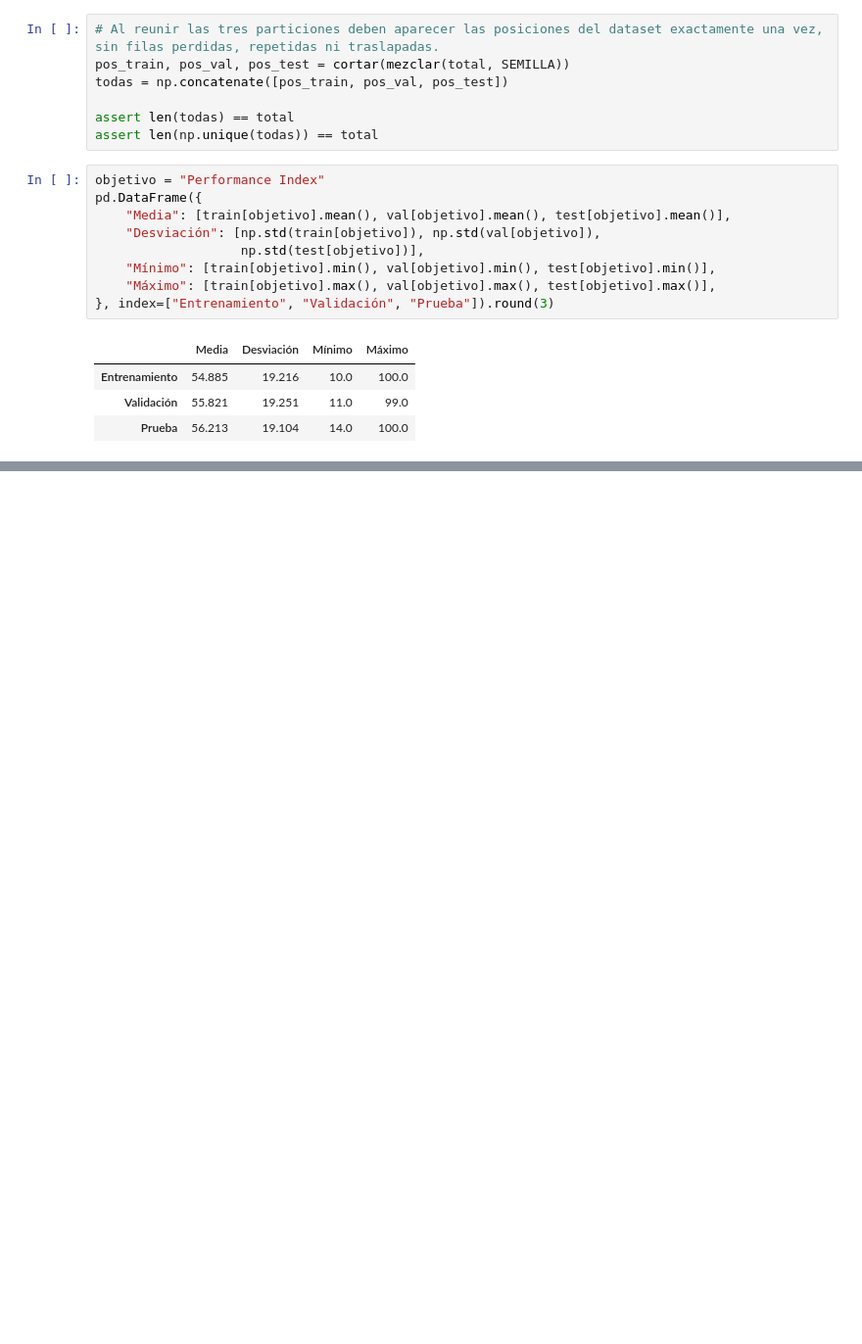
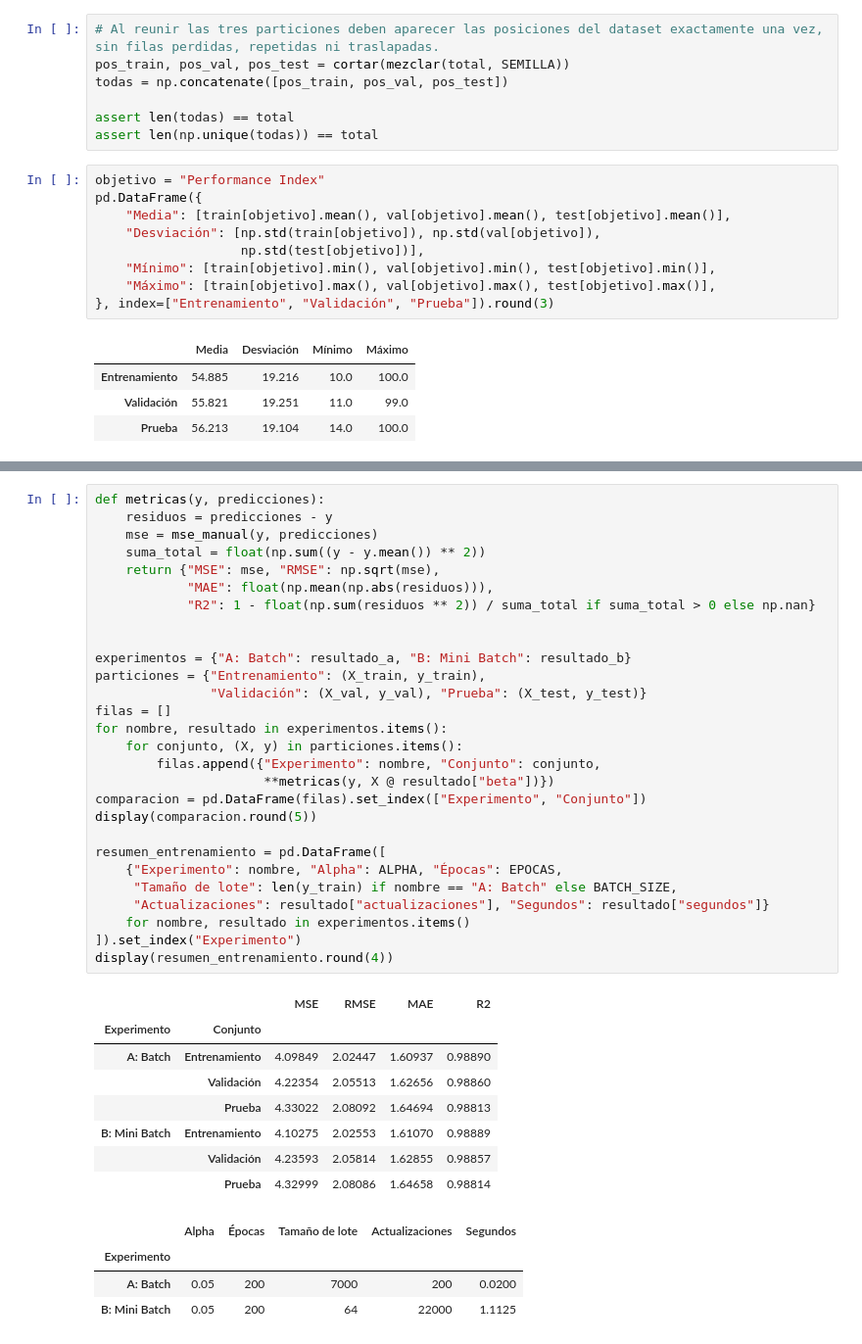
Before and after one commit to danielpulido01/RegresionLineal, a Jupyter notebook: main.ipynb, the cells around one changed output, grey strips where cells are left out. Shown at 98% size. Saved outputs shown, nothing was run; the diff lists cells and outputs as text; blank space fills up the shorter version.

```diff
--- a/main.ipynb
+++ b/main.ipynb
@@ -340,0 +542,41 @@ pd.DataFrame({
+# %%
+def metricas(y, predicciones):
+    residuos = predicciones - y
+    mse = mse_manual(y, predicciones)
+    suma_total = float(np.sum((y - y.mean()) ** 2))
+    return {"MSE": mse, "RMSE": np.sqrt(mse),
+            "MAE": float(np.mean(np.abs(residuos))),
+            "R2": 1 - float(np.sum(residuos ** 2)) / suma_total if suma_total > 0 else np.nan}
+
+
+experimentos = {"A: Batch": resultado_a, "B: Mini Batch": resultado_b}
+particiones = {"Entrenamiento": (X_train, y_train),
+               "Validación": (X_val, y_val), "Prueba": (X_test, y_test)}
+filas = []
+for nombre, resultado in experimentos.items():
+    for conjunto, (X, y) in particiones.items():
+        filas.append({"Experimento": nombre, "Conjunto": conjunto,
+                      **metricas(y, X @ resultado["beta"])})
+comparacion = pd.DataFrame(filas).set_index(["Experimento", "Conjunto"])
+display(comparacion.round(5))
+
+resumen_entrenamiento = pd.DataFrame([
+    {"Experimento": nombre, "Alpha": ALPHA, "Épocas": EPOCAS,
+     "Tamaño de lote": len(y_train) if nombre == "A: Batch" else BATCH_SIZE,
+     "Actualizaciones": resultado["actualizaciones"], "Segundos": resultado["segundos"]}
+    for nombre, resultado in experimentos.items()
+]).set_index("Experimento")
+display(resumen_entrenamiento.round(4))
+# %% [output]
+|  |  | MSE | RMSE | MAE | R2 |
+| Experimento | Conjunto |  |  |  |  |
+| A: Batch | Entrenamiento | 4.09849 | 2.02447 | 1.60937 | 0.98890 |
+|  | Validación | 4.22354 | 2.05513 | 1.62656 | 0.98860 |
+|  | Prueba | 4.33022 | 2.08092 | 1.64694 | 0.98813 |
+| B: Mini Batch | Entrenamiento | 4.10275 | 2.02553 | 1.61070 | 0.98889 |
+|  | Validación | 4.23593 | 2.05814 | 1.62855 | 0.98857 |
+|  | Prueba | 4.32999 | 2.08086 | 1.64658 | 0.98814 |
+|  | Alpha | Épocas | Tamaño de lote | Actualizaciones | Segundos |
+| Experimento |  |  |  |  |  |
+| A: Batch | 0.05 | 200 | 7000 | 200 | 0.0200 |
+| B: Mini Batch | 0.05 | 200 | 64 | 22000 | 1.1125 |
```
Also changed, not shown: parts of 21 cells of this notebook, 3 other files.
